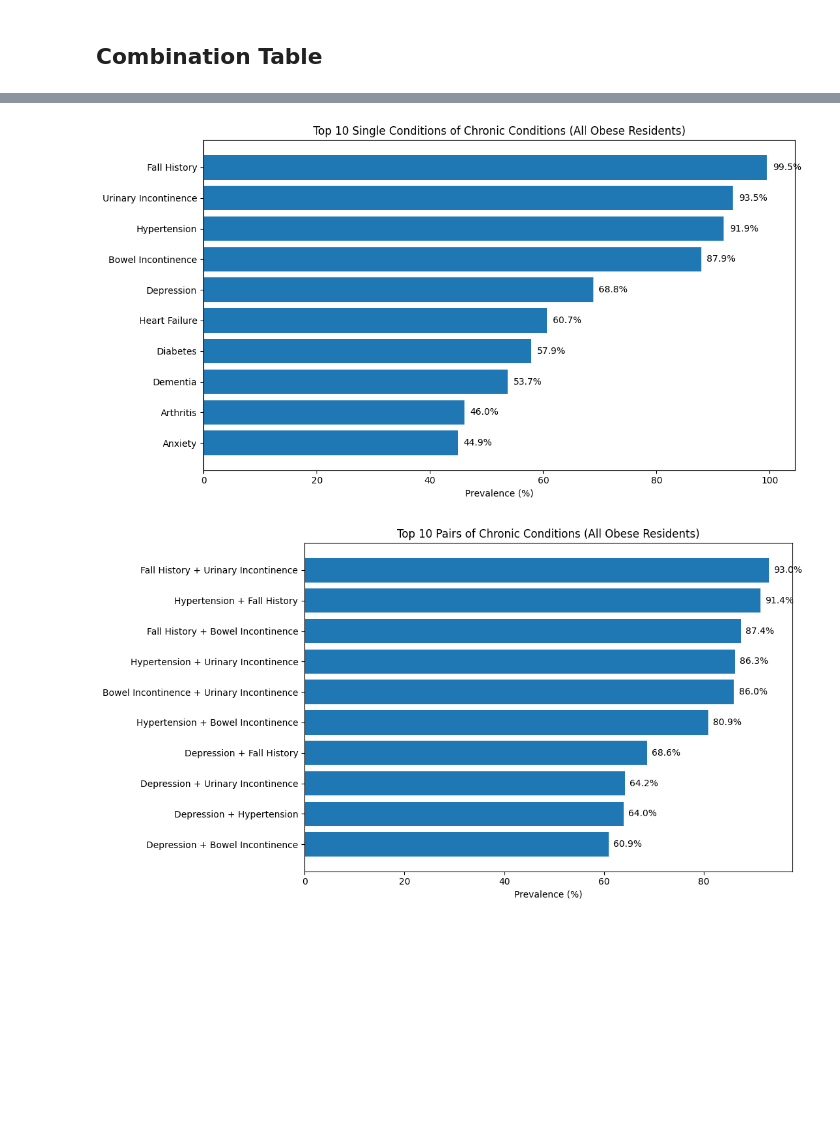
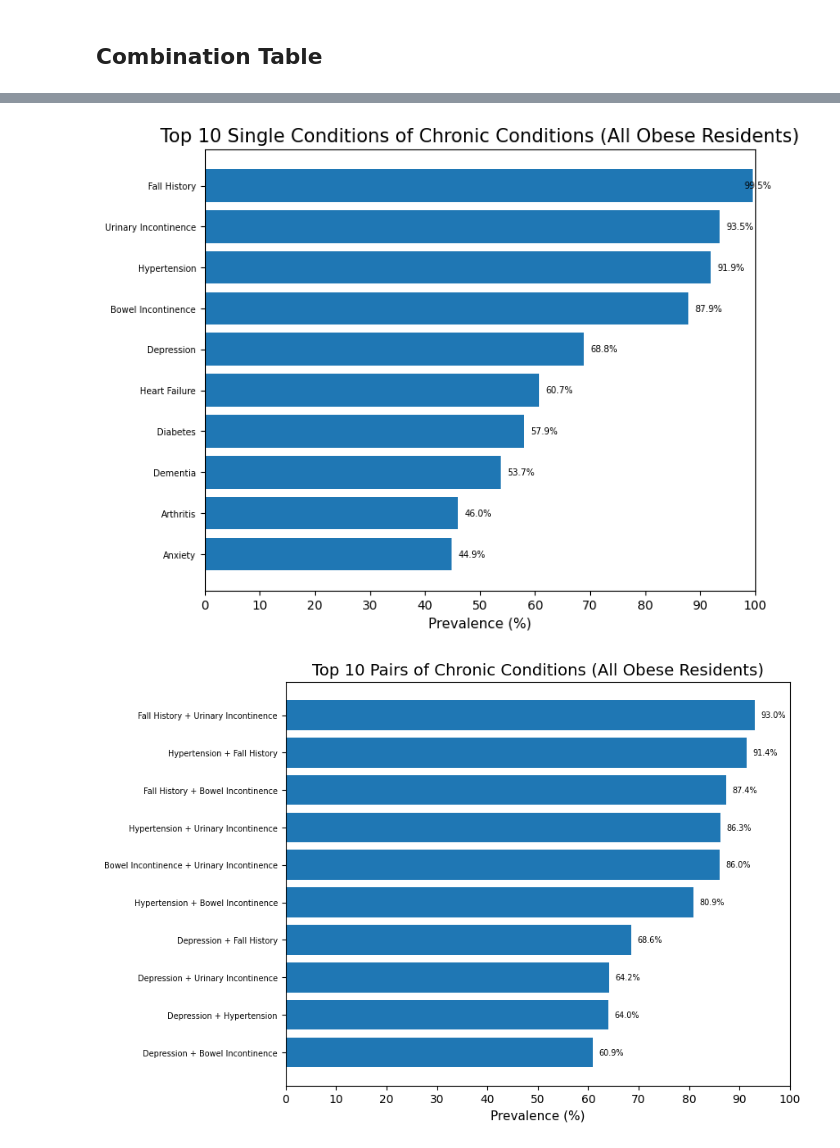
Before and after one commit to LiAndrw/NursingHomeResearchNE, a Jupyter notebook: final_code.ipynb, the cells around one changed output, grey strips where cells are left out. Drawn from its saved outputs; the diff is of its cells as text; code cells hidden in the pictures; blank space fills up the shorter version.

Commit message:
Adjusted bar graphs to be cleaner and more uniform to each other

```diff
--- a/final_code.ipynb
+++ b/final_code.ipynb
@@ -1337,6 +1337,8 @@ results_df.to_csv("Visualizations_and_Tables/stratified_profile_regressions.csv"
 | 7 | Class III | 2 | Hypertension + Fall History | 85 | 83 | NaN | NaN | ... |
 | 8 | Class III | 3 | Hypertension + Fall History + Uri... | 85 | 81 | NaN | NaN | ... |
 # %%
+import textwrap
+
 def top_combo_counts(df, k, top_n=10):
     cols = [c for c in illness_cols if c in df.columns]
     counts = []
@@ -1356,6 +1358,18 @@ def top_combo_counts(df, k, top_n=10):
 
     return labels, vals_pct, vals_n
 
+def wrap_label(s, width=38, max_lines=2):
+    wrapped = textwrap.fill(s, width=width)
+    lines = wrapped.split("\n")
+    if len(lines) <= max_lines:
+        return wrapped
+    kept = lines[:max_lines]
+    kept[-1] = kept[-1][:max(0, width-3)] + "..."
+    return "\n".join(kept)
+
+def _label_fontsize_for_k(k, base=7, step=1.6, min_fs=7):
+    return max(min_fs, base - step * (k - 1))
+
 def plot_top_combos_barh(df, k, top_n=10, title_suffix="All Residents", save_path=None):
     labels, vals_pct, vals_n = top_combo_counts(df, k, top_n=top_n)
 
@@ -1364,44 +1378,61 @@ def plot_top_combos_barh(df, k, top_n=10, title_suffix="All Residents", save_pat
         return
 
     # Reverse so highest is on top
     labels = labels[::-1]
     vals_pct = vals_pct[::-1]
     vals_n = vals_n[::-1]
 
-    fig_h = max(4, 0.45 * len(labels) + 1.5)
-    fig, ax = plt.subplots(figsize=(11, fig_h))
+    # Wrap labels to 2 lines
+    wrap_width = {1: 42, 2: 42, 3: 38, 4: 34, 5: 30}.get(k, 38)
+    labels = [wrap_label(lbl, width=wrap_width, max_lines=4) for lbl in labels]
+
+    # Fixed, uniform figure dimensions
+    fig, ax = plt.subplots(figsize=(14, 6.5))
+
+    # Font scaling
+    y_fs = _label_fontsize_for_k(k)
+    title_fs = max(11, 15 - 0.8 * (k - 1))
+    x_fs = 11
 
     y = np.arange(len(labels))
     ax.barh(y, vals_pct)
+
     ax.set_yticks(y)
-    ax.set_yticklabels(labels)
-    ax.set_xlabel("Prevalence (%)")
+    ax.set_yticklabels(labels, fontsize=y_fs)
+    ax.set_xlabel("Prevalence (%)", fontsize=x_fs)
+
     combo_name = {1:"Single Conditions", 2:"Pairs", 3:"Triads", 4:"Quartets", 5:"Quintets"}.get(k, f"Size-{k} Combos")
-    ax.set_title(f"Top {top_n} {combo_name} of Chronic Conditions ({title_suffix})")
+    ax.set_title(f"Top {top_n} {combo_name} of Chronic Conditions ({title_suffix})", fontsize=title_fs)
 
-    # Annotate values at end of bars
-    xmax = max(vals_pct)
-    pad = max(0.5, 0.01 * xmax)
-    for i, (v, n) in enumerate(zip(vals_pct, vals_n)):
-        ax.text(v + pad, i, f"{v:.1f}%", va='center')
+    # Fixed margins so the plotting area is consistent
+    fig.subplots_adjust(left=0.52, right=0.96, top=0.88, bottom=0.12)
 
-    plt.tight_layout()
+    # ---- Make ALL plots use the same x-range (0% to 100%) ----
+    ax.set_xlim(0, 100)
+    ax.set_xticks(np.arange(0, 101, 10))
+
+    # ---- Annotate values without leaving the axes ----
+    # Put text slightly to the right of the bar, but cap it so it's inside [0,100]
+    val_fs = max(7, y_fs)
+    pad = 1.2  # constant pad in "percentage points"
+    for i, v in enumerate(vals_pct):
+        x_text = min(v + pad, 98.0)  # keep label visible
+        ax.text(x_text, i, f"{v:.1f}%", va='center', fontsize=val_fs)
 
     if save_path is not None:
         plt.savefig(save_path, dpi=300, bbox_inches="tight")
-
     plt.show()
 
 # Run plots for k=1 through 5 using the full cohort
 df_for_plots = summary_df.copy()  # combos earlier used summary_df; keep consistent
 for k in range(1, 6):
     plot_top_combos_barh(
         df_for_plots,
         k=k,
         top_n=10,
         title_suffix="All Obese Residents",
         save_path=f"Visualizations_and_Tables/top_{k}_combo_barh.png"
     )
 # %% [output]
-[figure, old version]
+[figure, new version]
-[figure, old version]
+[figure, new version]
```
Also changed, not shown: parts of 2 cells of this notebook, 5 other files.
